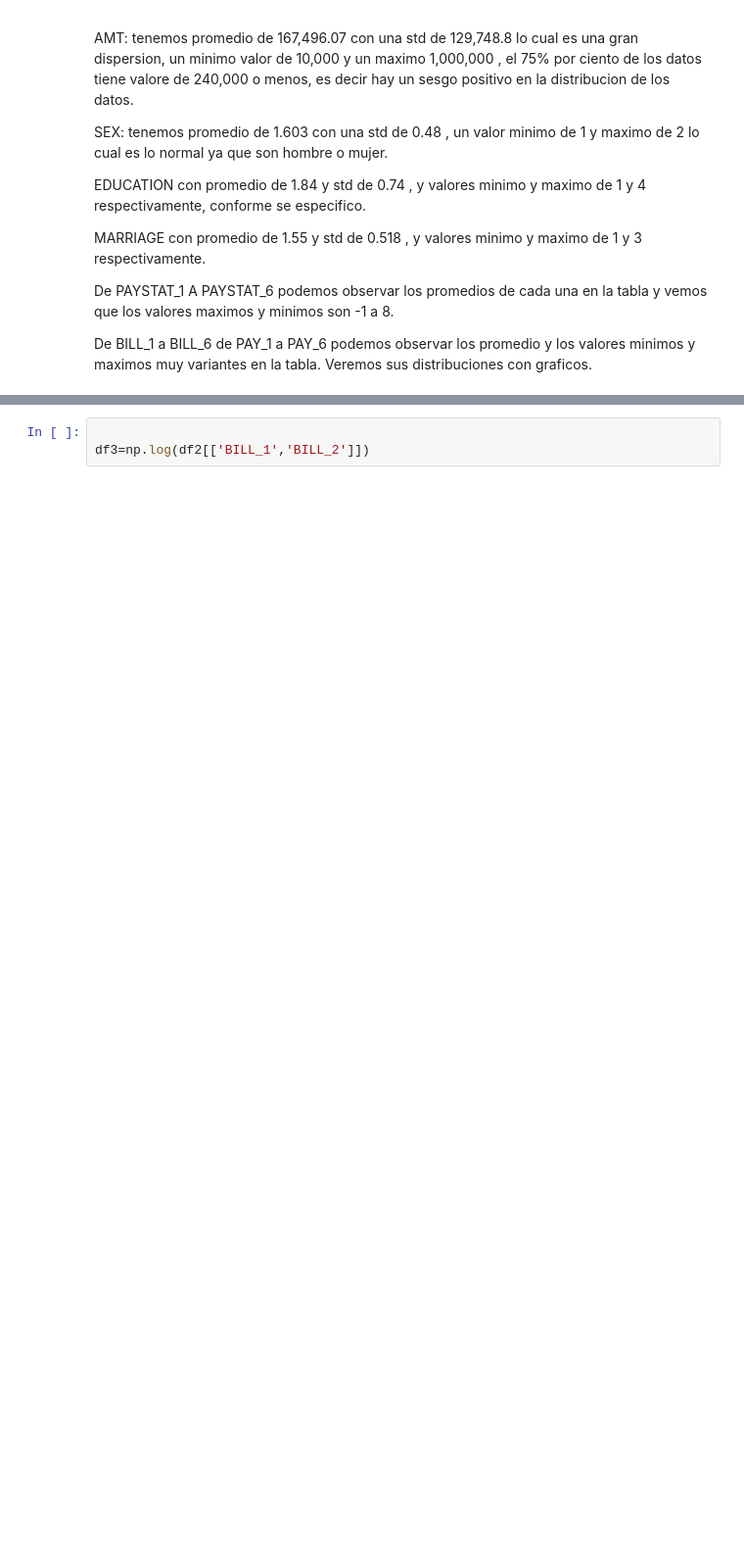
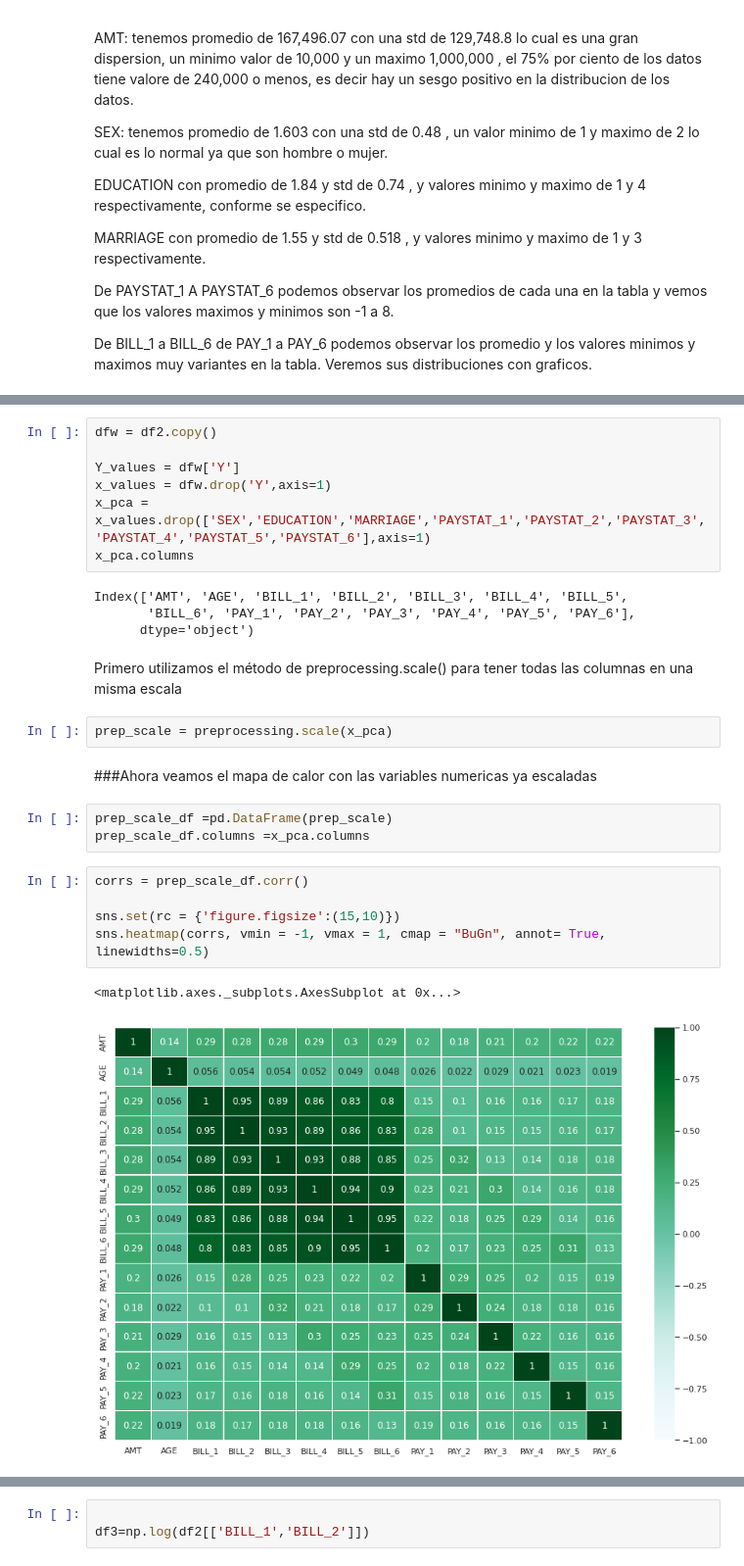
Before and after one commit to PosgradoMNA/actividades-de-aprendizaje-a00351269, a Jupyter notebook: Actividad6DS.ipynb, the cells around one changed output, grey strips where cells are left out. Shown at 98% size. Saved outputs shown, nothing was run; the diff lists cells and outputs as text; blank space fills up the shorter version.

```diff
--- a/Actividad6DS.ipynb
+++ b/Actividad6DS.ipynb
@@ -663,0 +808,28 @@ De BILL_1 a BILL_6 de PAY_1 a PAY_6 podemos observar los promedio y los valores
+# %%
+dfw = df2.copy()
+
+Y_values = dfw['Y']
+x_values = dfw.drop('Y',axis=1)
+x_pca = x_values.drop(['SEX','EDUCATION','MARRIAGE','PAYSTAT_1','PAYSTAT_2','PAYSTAT_3','PAYSTAT_4','PAYSTAT_5','PAYSTAT_6'],axis=1)
+x_pca.columns
+# %% [output]
+Index(['AMT', 'AGE', 'BILL_1', 'BILL_2', 'BILL_3', 'BILL_4', 'BILL_5',
+       'BILL_6', 'PAY_1', 'PAY_2', 'PAY_3', 'PAY_4', 'PAY_5', 'PAY_6'],
+      dtype='object')
+# %% [markdown]
+Primero utilizamos el método de preprocessing.scale() para tener todas las columnas en una misma escala
+# %%
+prep_scale = preprocessing.scale(x_pca)
+# %% [markdown]
+###Ahora veamos el mapa de calor con las variables numericas ya escaladas
+# %%
+prep_scale_df =pd.DataFrame(prep_scale)
+prep_scale_df.columns =x_pca.columns
+# %%
+corrs = prep_scale_df.corr()
+
+sns.set(rc = {'figure.figsize':(15,10)})
+sns.heatmap(corrs, vmin = -1, vmax = 1, cmap = "BuGn", annot= True, linewidths=0.5)
+# %% [output]
+<matplotlib.axes._subplots.AxesSubplot at 0x...>
+[figure, added]
```
Also changed, not shown: parts of 55 cells of this notebook.
